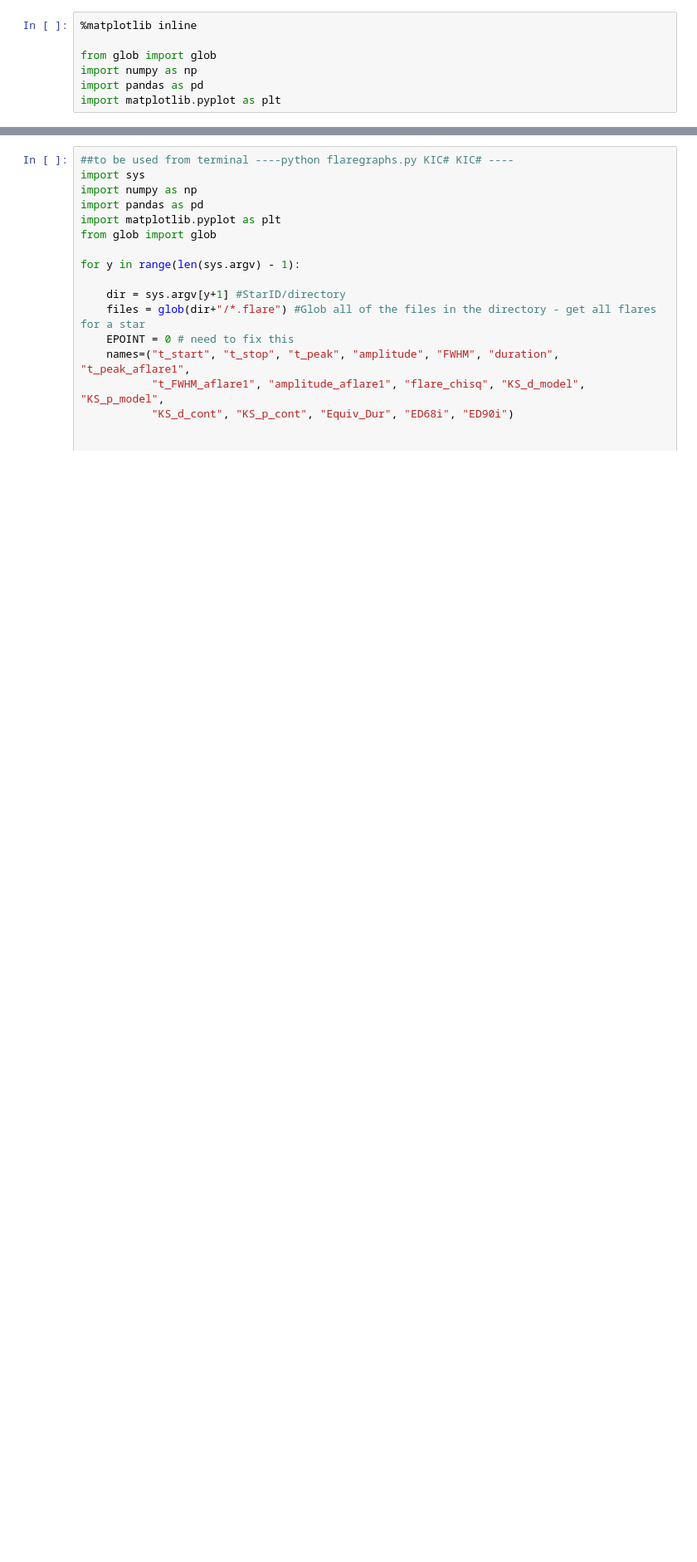
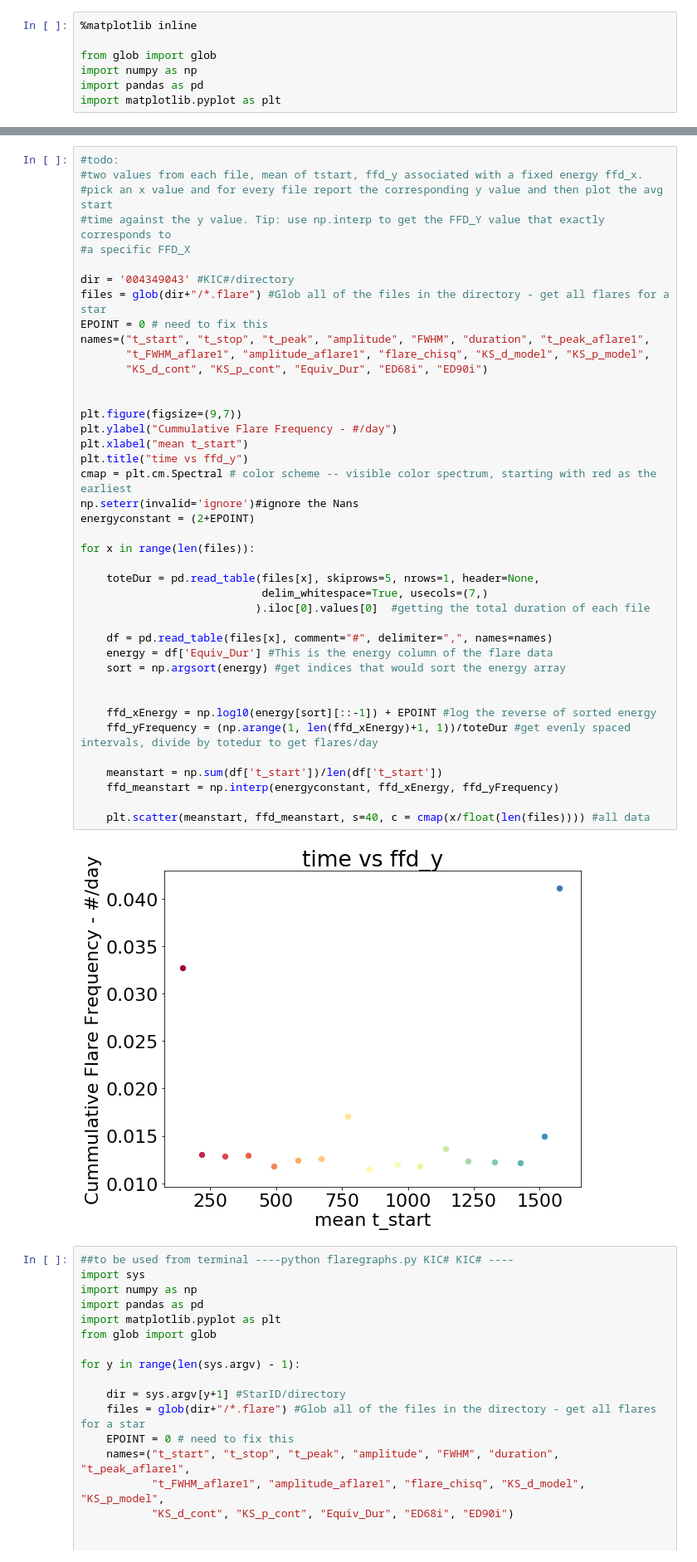
Before and after one commit to mscoggs/flare_cycles, a Jupyter notebook: flaregraphs.ipynb, the cells around one changed output, grey strips where cells are left out. Shown at 83% size. Cells and saved outputs as stored; diff of their text form; blank space fills up the shorter version.

Commit message:
set up time vs ffdy data, still rough, needs love

```diff
--- a/flaregraphs.ipynb
+++ b/flaregraphs.ipynb
@@ -93,3 +87,46 @@ for x in range(len(files)):
+# %%
+#todo:
+#two values from each file, mean of tstart, ffd_y associated with a fixed energy ffd_x.
+#pick an x value and for every file report the corresponding y value and then plot the avg start
+#time against the y value. Tip: use np.interp to get the FFD_Y value that exactly corresponds to
+#a specific FFD_X
+
+dir = '004349043' #KIC#/directory
+files = glob(dir+"/*.flare") #Glob all of the files in the directory - get all flares for a star
+EPOINT = 0 # need to fix this
+names=("t_start", "t_stop", "t_peak", "amplitude", "FWHM", "duration", "t_peak_aflare1",
+       "t_FWHM_aflare1", "amplitude_aflare1", "flare_chisq", "KS_d_model", "KS_p_model",
+       "KS_d_cont", "KS_p_cont", "Equiv_Dur", "ED68i", "ED90i")
+
+
+plt.figure(figsize=(9,7))
+plt.ylabel("Cummulative Flare Frequency - #/day")
+plt.xlabel("mean t_start")
+plt.title("time vs ffd_y")
+cmap = plt.cm.Spectral # color scheme -- visible color spectrum, starting with red as the earliest
+np.seterr(invalid='ignore')#ignore the Nans
+energyconstant = (2+EPOINT)
+
+for x in range(len(files)):
+
+    toteDur = pd.read_table(files[x], skiprows=5, nrows=1, header=None,
+                            delim_whitespace=True, usecols=(7,)
+                           ).iloc[0].values[0]  #getting the total duration of each file
+
+    df = pd.read_table(files[x], comment="#", delimiter=",", names=names)
+    energy = df['Equiv_Dur'] #This is the energy column of the flare data
+    sort = np.argsort(energy) #get indices that would sort the energy array
+
+
+    ffd_xEnergy = np.log10(energy[sort][::-1]) + EPOINT #log the reverse of sorted energy
+    ffd_yFrequency = (np.arange(1, len(ffd_xEnergy)+1, 1))/toteDur #get evenly spaced intervals, divide by totedur to get flares/day
+
+    meanstart = np.sum(df['t_start'])/len(df['t_start'])
+    ffd_meanstart = np.interp(energyconstant, ffd_xEnergy, ffd_yFrequency)
+
+    plt.scatter(meanstart, ffd_meanstart, s=40, c = cmap(x/float(len(files)))) #all data
+# %% [output]
+[figure, added]
 # %%
 ##to be used from terminal ----python flaregraphs.py KIC# KIC# ----
 import sys
```
Also changed, not shown: parts of 4 cells of this notebook.
